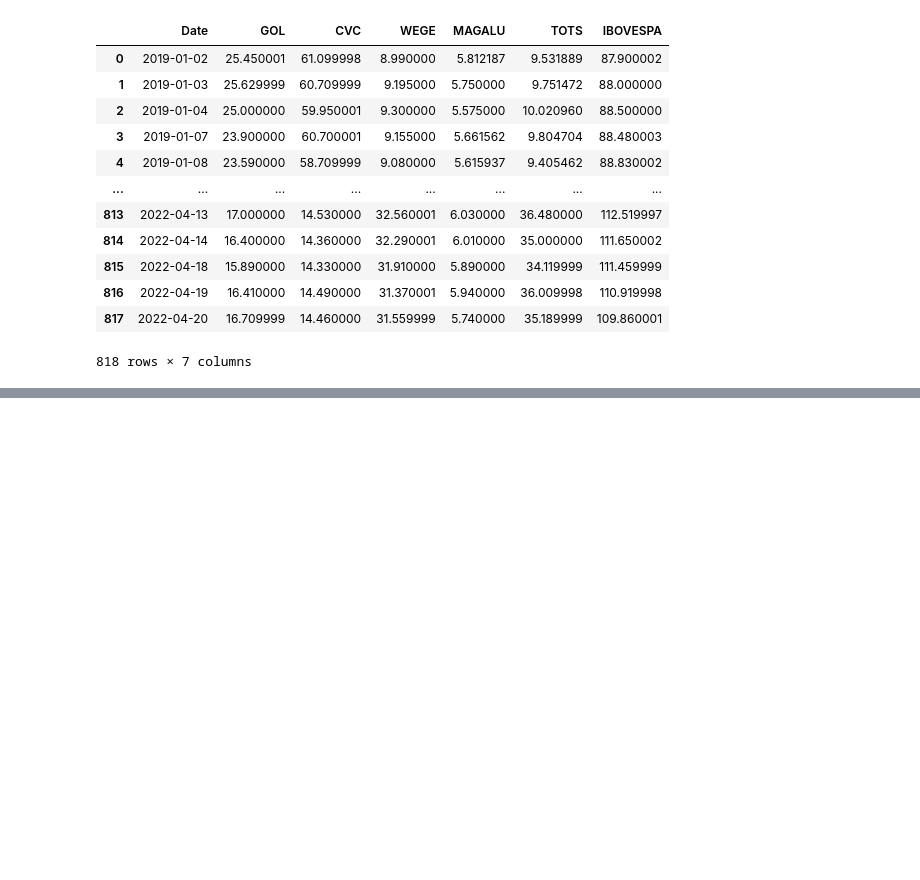
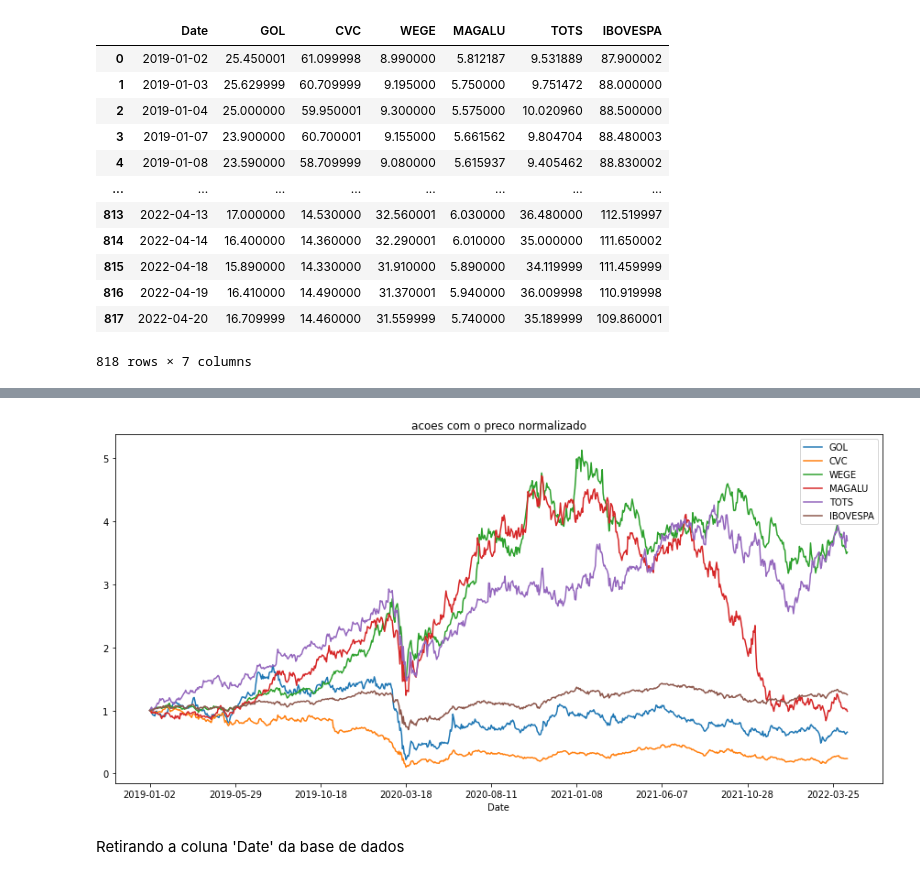
Before and after one commit to flaviogbm/financial-data-analysis_and_machine-leaning, a Jupyter notebook: Taxa_de_retorno.ipynb, the cells around one changed output, grey strips where cells are left out. Saved outputs shown, nothing was run; the diff lists cells and outputs as text; code cells hidden in the pictures; blank space fills up the shorter version.

```diff
--- a/Taxa_de_retorno.ipynb
+++ b/Taxa_de_retorno.ipynb
@@ -45,0 +50,3 @@ dataset
+# %%
+df_normalizado = dataset.copy()
+df_normalizado
@@ -45,0 +67,9 @@ dataset
+# %%
+for i in df_normalizado.columns[1:]:
+  df_normalizado[i] = (df_normalizado[i] / df_normalizado[i][0])
+# %%
+df_normalizado.plot(x = "Date", figsize = (15,7), title = "acoes com o preco normalizado");
+# %% [output]
+[figure, added]
+# %% [markdown]
+Retirando a coluna 'Date' da base de dados
```
Also changed, not shown: parts of 22 cells of this notebook.
